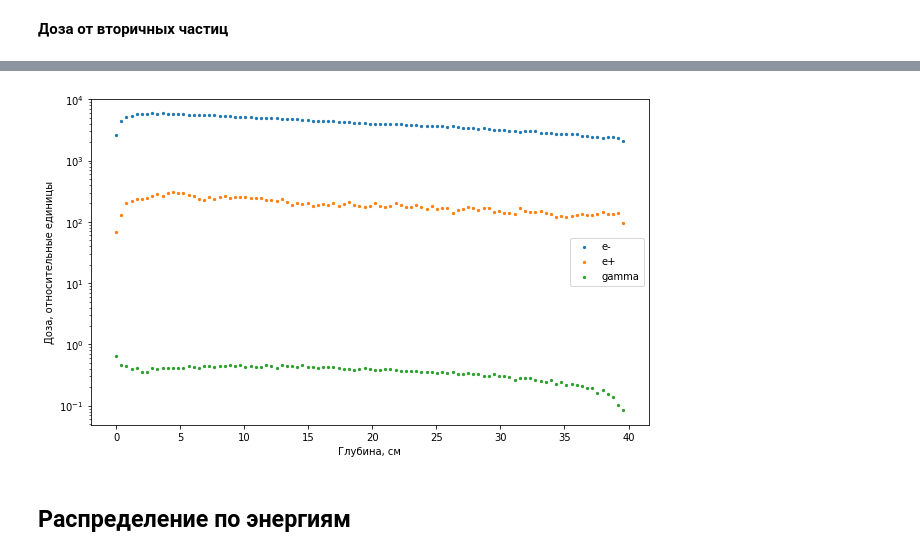
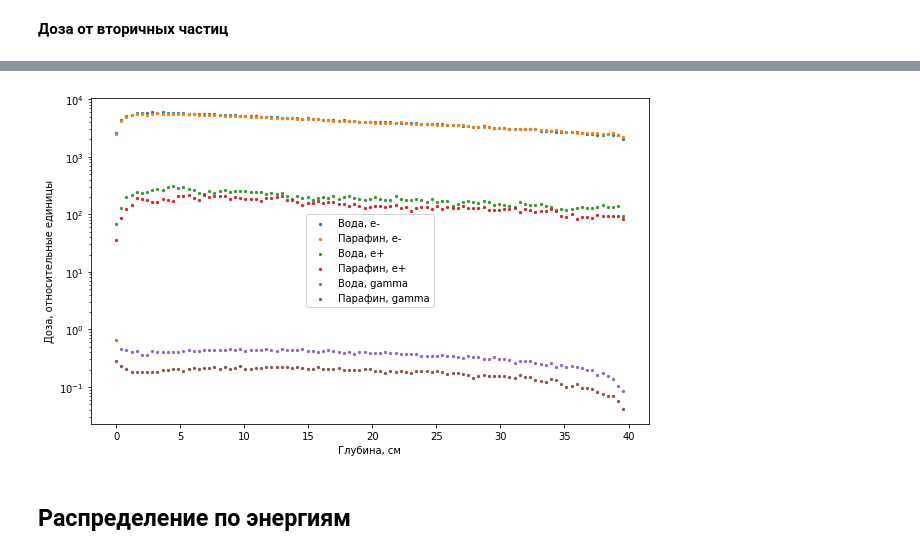
Before and after one commit to annndruha/Distribution-of-secondary-particles-in-tissue-equivalent-materials, a Jupyter notebook: model_cube/ParticlePlotter.ipynb, the cells around one changed output, grey strips where cells are left out. Cells and saved outputs as stored; diff of their text form; code cells hidden in the pictures.

```diff
--- a/model_cube/ParticlePlotter.ipynb
+++ b/model_cube/ParticlePlotter.ipynb
@@ -41,4 +40,0 @@ plt.rcParams["figure.figsize"] = (10,6)
-# %%
-runN = "*" # If take all runs set runN = "*"
-paths = glob.glob(f"build/Run{runN}_nt_ParticleData_t*.csv") #accel_data_secondary
-assert len(paths) == 20
@@ -63,4 +45,25 @@ Headers from file: build/Run0_nt_ParticleData_t8.csv
+# %%
+def load_data(folder = 'build'):
+    paths = glob.glob(f"{folder}/*.csv")
+    with open(paths[0], 'r') as f:
+        print(f"Headers from file: {paths[0]}")
+        hlines = []
+        while True:
+            line = f.readline()
+            if len(line) == 0 or line[0] != '#':
+                break
+            hlines.append(line)
+        title = hlines[1].replace('#title ', '')[:-1]
+        sep = chr(int(hlines[2].replace('#separator ', '')[:-1]))
+        vsc_sep = chr(int(hlines[3].replace('#vector_separator ', '')[:-1]))
+        columns = [' '.join(l.split(' ')[2:])[:-1] for l in hlines[4:]]
+        meta_len = len(hlines)
+    data = pd.DataFrame()
+    for path in paths[:10]:
+        item = pd.read_csv(path, skiprows=meta_len, names=columns)
+        data = pd.concat([data, item], ignore_index=True)
+    return data
 # %%
-pnames = {'annihil':'Аннигиляция','compt':'Комптон-эффект','conv':'Рождение пар',
-          'eBrem':'Тормозное излучение','eIoni':'Ионизационные потери','hadElastic':'?',
-          'phot':'Фотоэффект','photonNuclear':'?'}
+data = load_data('data_geen_water')
+data2 = load_data('build')
+data3 = load_data('data_geen_acrylic')
@@ -181,2 +188,6 @@ plt.show()
 # %% [markdown]
 **Доза от вторичных частиц**
+# %%
+secondary = data[data['creator_process'] != 'user']
+secondary2 = data2[data2['creator_process'] != 'user']
+sum(secondary2['dE'])/sum(secondary['dE'])
@@ -183,14 +197,17 @@ plt.show()
 # %%
 for name in ['e-','e+', 'gamma']:
     borders, bins = get_z_dose_bins(secondary[secondary['name'] == name])
-    plt.scatter(borders, bins, s=5, label=name)
+    plt.scatter(borders, bins, s=5, label='Вода, ' + name)
+    borders, bins = get_z_dose_bins(secondary2[secondary2['name'] == name])
+    plt.scatter(borders, bins, s=5, label='Парафин, '+name)
+
 plt.yscale('log')
 plt.ylabel('Доза, относительные единицы')
 plt.xlabel('Глубина, см')
 plt.legend()
 plt.show()
 # %% [output]
-[figure, old version]
+[figure, new version]
 # %% [markdown]
 ## Распределение по энергиям
 # %% [markdown]
```
Also changed, not shown: parts of 21 cells of this notebook, 2 other files.
